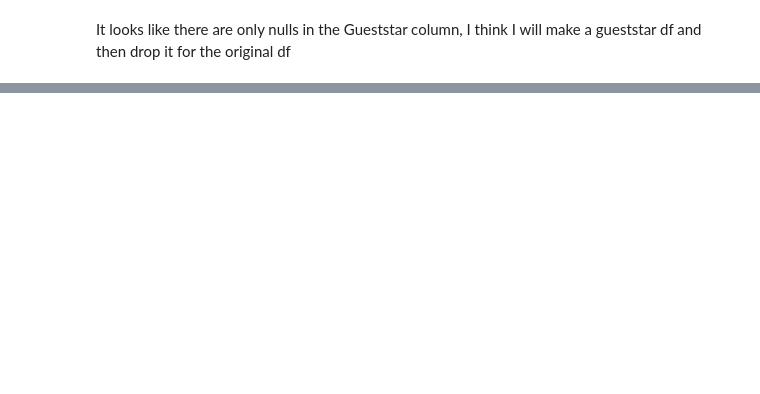
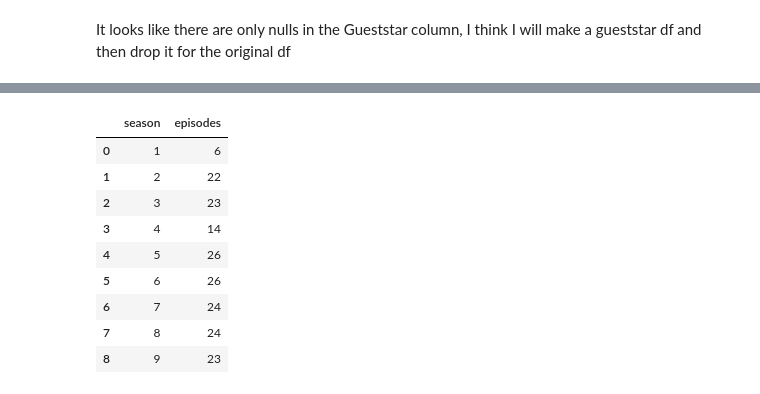
Before and after one commit to jamesallen0351/the_office, a Jupyter notebook: office_scratchpad.ipynb, the cells around one changed output, grey strips where cells are left out. Saved outputs shown, nothing was run; the diff lists cells and outputs as text; code cells hidden in the pictures; blank space fills up the shorter version.

Commit message:
add season episodes df to notebook and wrangle

```diff
--- a/office_scratchpad.ipynb
+++ b/office_scratchpad.ipynb
@@ -321,0 +236,14 @@ fig.write_html('first_figure.html', auto_open=True)
+# %%
+df_episodes = df.groupby('season').size().reset_index(name='episodes')
+df_episodes
+# %% [output]
+|  | season | episodes |
+| 0 | 1 | 6 |
+| 1 | 2 | 22 |
+| 2 | 3 | 23 |
+| 3 | 4 | 14 |
+| 4 | 5 | 26 |
+| 5 | 6 | 26 |
+| 6 | 7 | 24 |
+| 7 | 8 | 24 |
+| 8 | 9 | 23 |
```
Also changed, not shown: parts of 35 cells of this notebook, 1 other file.
